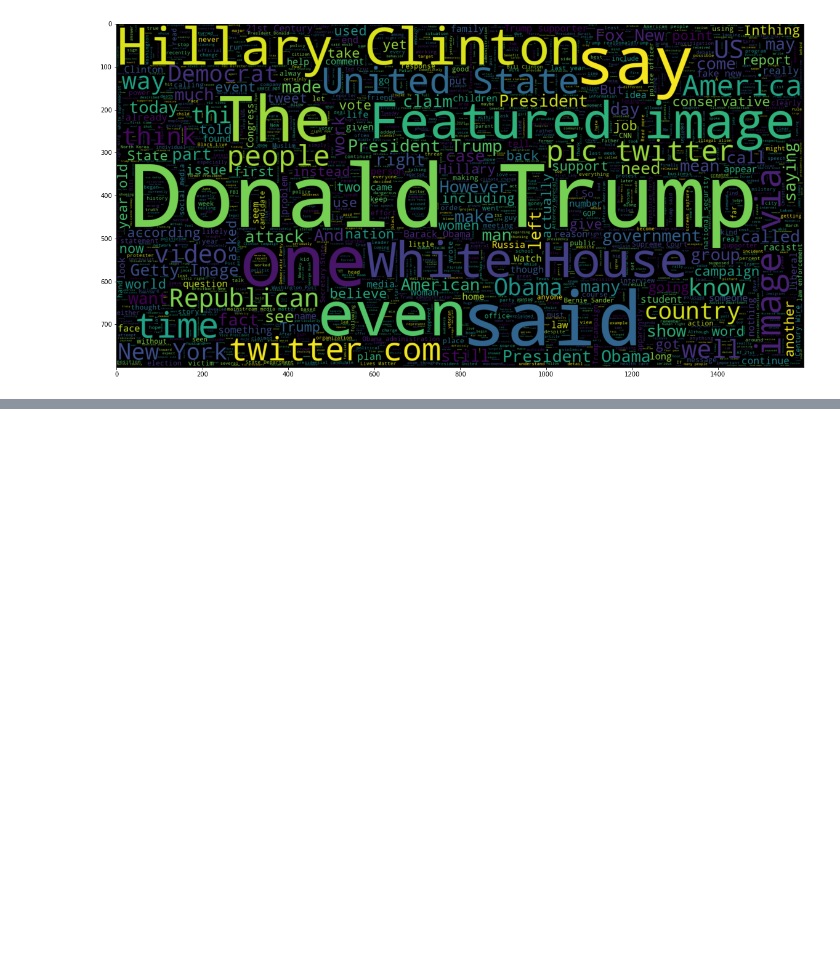
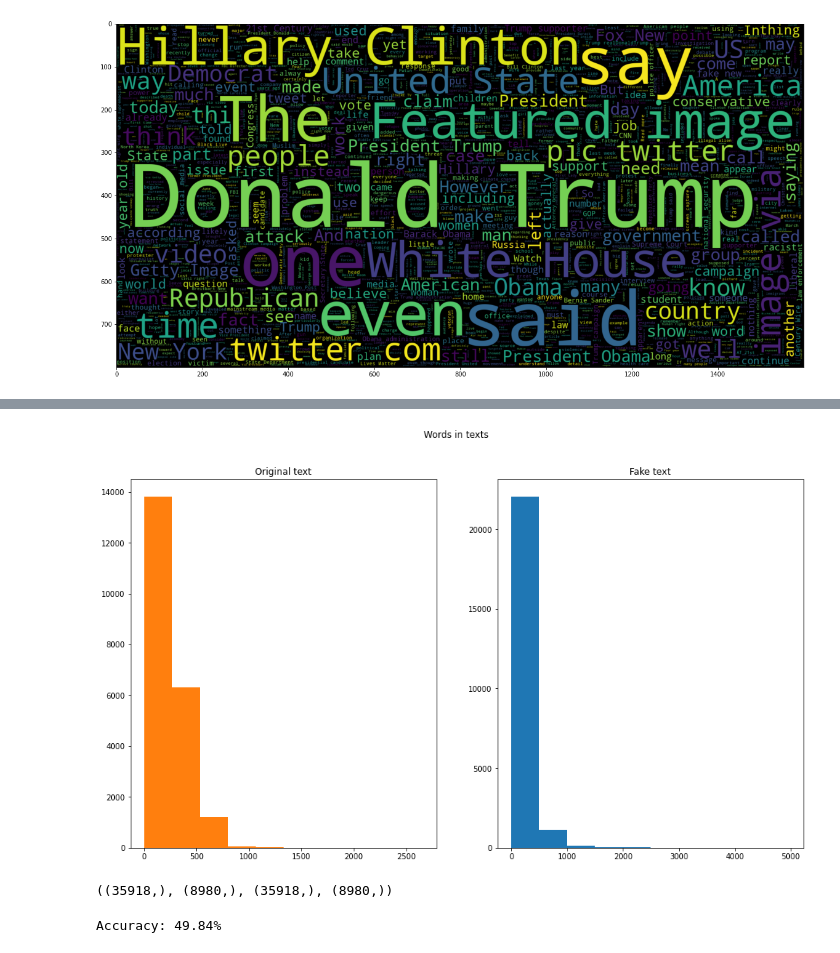
Before and after one commit to chasethompson/fake-news-nlp, a Jupyter notebook: Untitled.ipynb, the cells around one changed output, grey strips where cells are left out. Drawn from its saved outputs; the diff is of its cells as text; code cells hidden in the pictures; blank space fills up the shorter version.

```diff
--- a/Untitled.ipynb
+++ b/Untitled.ipynb
@@ -354,0 +379,12 @@ fig1.savefig("fake_news_nlp_word_cloud.png", bbox_inches='tight', dpi=600)
+# %%
+fig,(ax1,ax2)=plt.subplots(1,2,figsize=(16,9))
+text_len=df[df['category']==1]['text'].str.split().map(lambda x: len(x))
+ax1.hist(text_len,color='tab:orange')
+ax1.set_title('Original text')
+text_len=df[df['category']==0]['text'].str.split().map(lambda x: len(x))
+ax2.hist(text_len,color='tab:blue')
+ax2.set_title('Fake text')
+fig.suptitle('Words in texts')
+plt.show()
+# %% [output]
+[figure, added]
@@ -354,0 +400,4 @@ fig1.savefig("fake_news_nlp_word_cloud.png", bbox_inches='tight', dpi=600)
+# %%
+x_train.shape, x_test.shape, y_train.shape, y_test.shape
+# %% [output]
+((35918,), (8980,), (35918,), (8980,))
@@ -354,0 +409,9 @@ fig1.savefig("fake_news_nlp_word_cloud.png", bbox_inches='tight', dpi=600)
+# %%
+pac=PassiveAggressiveClassifier(max_iter=50)
+pac.fit(tfidf_train,y_train)
+#DataFlair - Predict on the test set and calculate accuracy
+y_pred=pac.predict(tfidf_test)
+score=accuracy_score(y_test,y_pred)
+print(f'Accuracy: {round(score*100,2)}%')
+# %% [output]
+Accuracy: 49.84%
```
Also changed, not shown: parts of 8 cells of this notebook.
